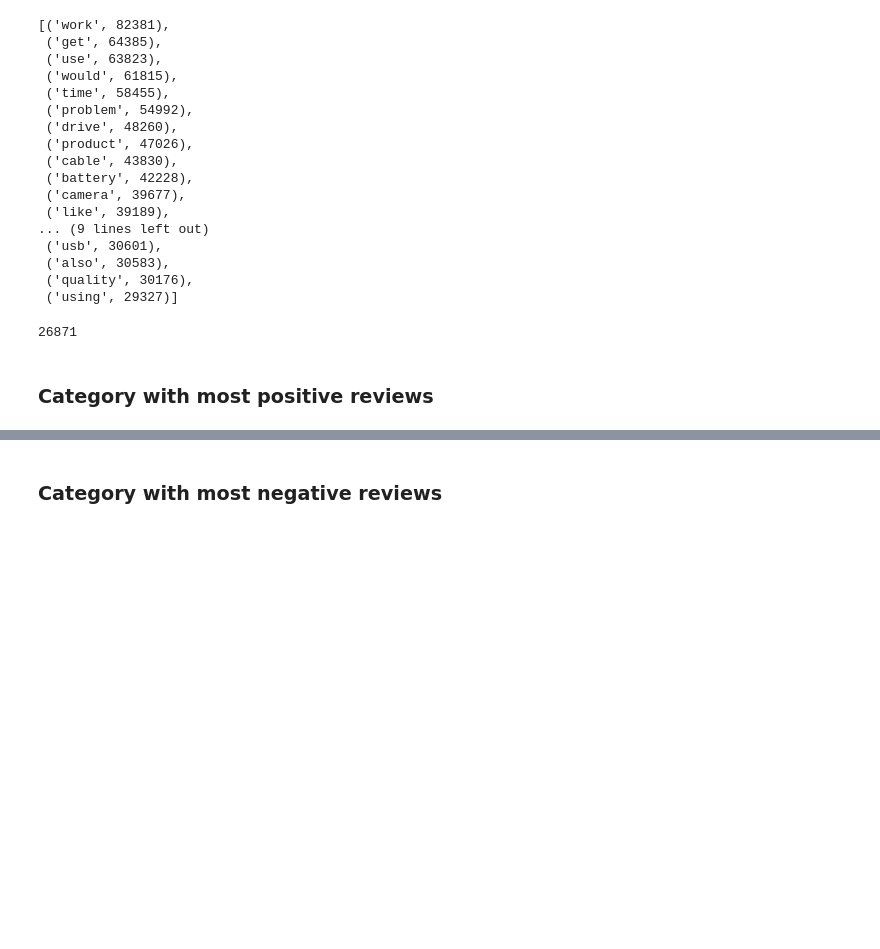
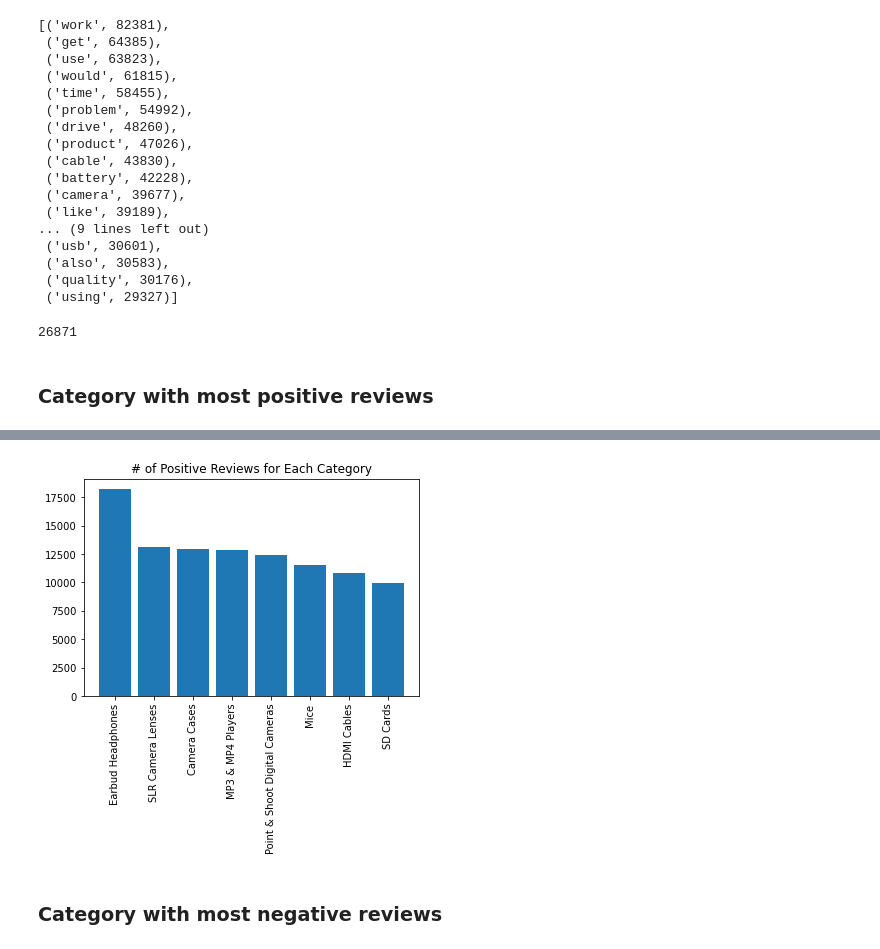
Before and after one commit to halujeff5/Amazon_electronics_recommender, a Jupyter notebook: EDA_NB.ipynb, the cells around one changed output, grey strips where cells are left out. Saved outputs shown, nothing was run; the diff lists cells and outputs as text; code cells hidden in the pictures; blank space fills up the shorter version.

```diff
--- a/EDA_NB.ipynb
+++ b/EDA_NB.ipynb
@@ -382,2 +408,19 @@ df
+# %%
+fig, ax = plt.subplots()
+ax.bar(x=['Earbud Headphones',
+'SLR Camera Lenses',
+'Camera Cases',
+'MP3 & MP4 Players',
+'Point & Shoot Digital Cameras',
+'Mice',
+'HDMI Cables',
+'SD Cards'],
+       height=[18215,13095,12954,12832,12439,11567,10858,9988])
+plt.xticks(rotation=90)
+plt.title('# of Positive Reviews for Each Category')
+#plt.savefig('Pos_revs.png')
+plt.show()
+# %% [output]
+[figure, added]
 # %% [markdown]
 ### Category with most negative reviews
```
Also changed, not shown: parts of 22 cells of this notebook.
